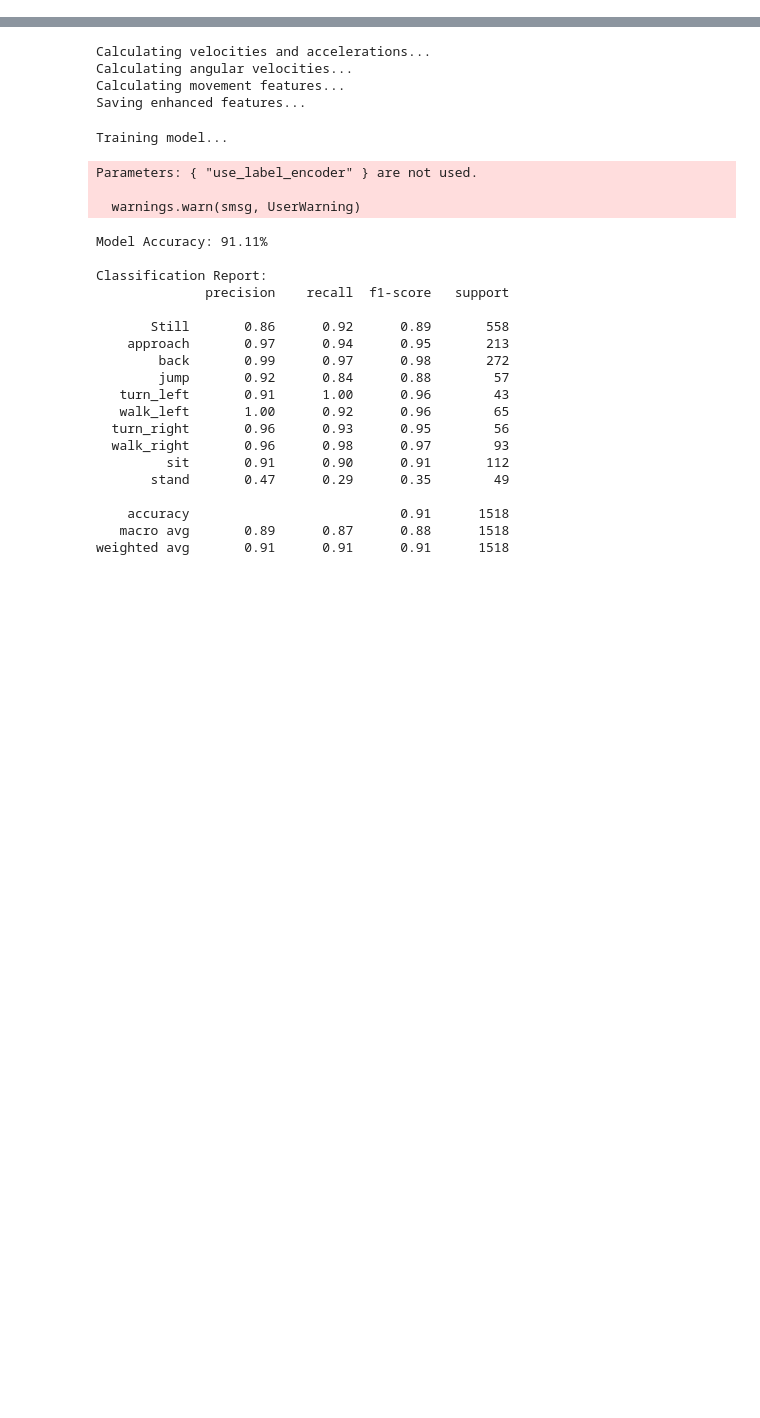
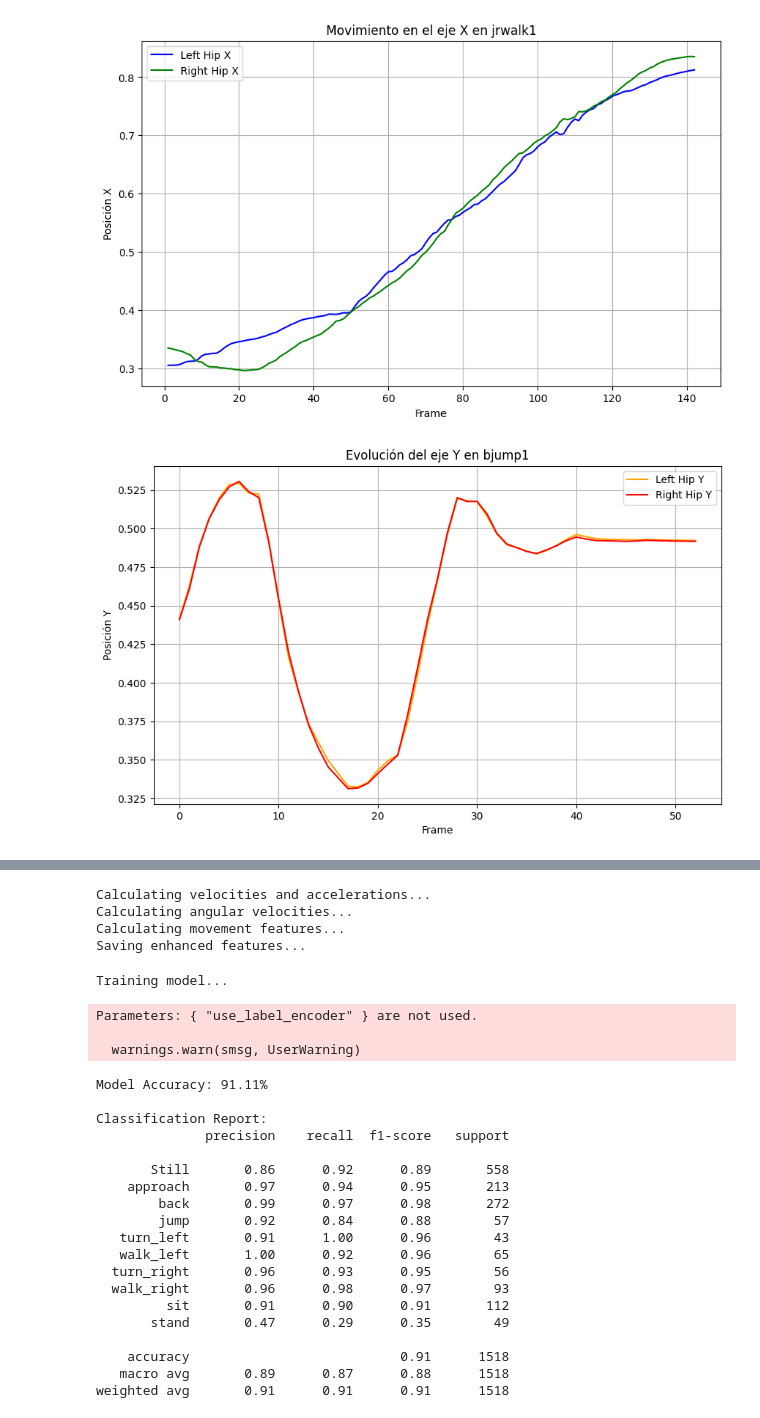
Before and after one commit to santiagobarrazas/AI-Project-BLM, a Jupyter notebook: motion_detector.ipynb, the cells around one changed output, grey strips where cells are left out. Drawn from its saved outputs; the diff is of its cells as text; code cells hidden in the pictures; blank space fills up the shorter version.

```diff
--- a/motion_detector.ipynb
+++ b/motion_detector.ipynb
@@ -40,3 +61,32 @@ df = pd.read_csv(input_file)
+# %%
+# Filtrar datos por video
+video_jrwalk1 = df[df['videoid'] == 'jrwalk1']
+video_bjump1 = df[df['videoid'] == 'bjump1']
+
+# Gráfico 1: Movimiento en el eje X (hacia la izquierda) en jrwalk1
+plt.figure(figsize=(10, 6))
+plt.plot(video_jrwalk1['frame'], video_jrwalk1['LEFT_HIP_x'], label='Left Hip X', color='blue')
+plt.plot(video_jrwalk1['frame'], video_jrwalk1['RIGHT_HIP_x'], label='Right Hip X', color='green')
+plt.title('Movimiento en el eje X en jrwalk1')
+plt.xlabel('Frame')
+plt.ylabel('Posición X')
+plt.legend()
+plt.grid(True)
+plt.show()
+
+# Gráfico 2: Evolución del eje Y en bjump1
+plt.figure(figsize=(10, 6))
+plt.plot(video_bjump1['frame'], video_bjump1['LEFT_HIP_y'], label='Left Hip Y', color='orange')
+plt.plot(video_bjump1['frame'], video_bjump1['RIGHT_HIP_y'], label='Right Hip Y', color='red')
+plt.title('Evolución del eje Y en bjump1')
+plt.xlabel('Frame')
+plt.ylabel('Posición Y')
+plt.legend()
+plt.grid(True)
+plt.show()
+# %% [output]
+[figure, added]
+[figure, added]
 # %%
 from scipy.signal import butter, filtfilt, savgol_filter
 
```
Also changed, not shown: parts of 16 cells of this notebook, 4 other files.
